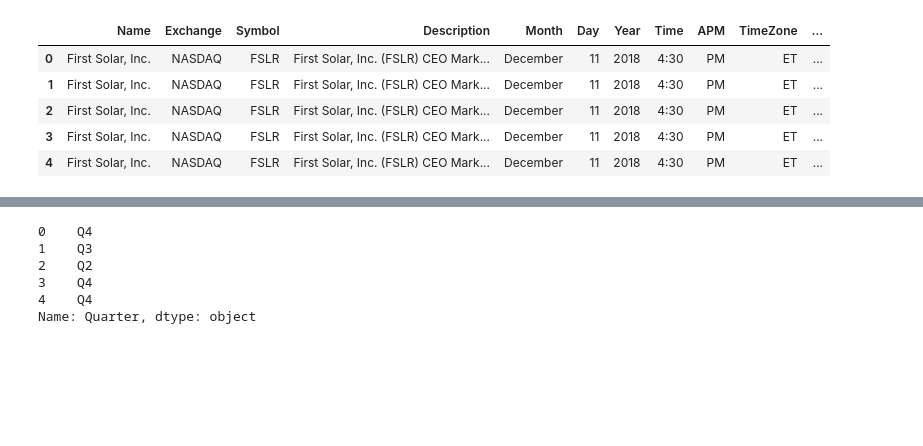
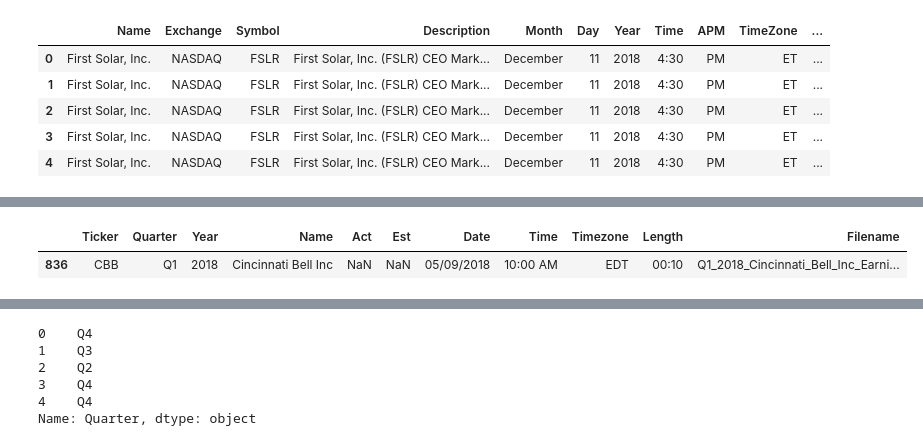
Before and after one commit to STtraveller/UROP_algo, a Jupyter notebook: step1.ipynb, the cells around one changed output, grey strips where cells are left out. Drawn from its saved outputs; the diff is of its cells as text; code cells hidden in the pictures; blank space fills up the shorter version.

```diff
--- a/step1.ipynb
+++ b/step1.ipynb
@@ -22,3 +22,11 @@ audios.head()
 | 2 | PAYX | Q2 | 2018 | Paychex, Inc. | Act 0.59 | Est 0.594 | 12/21/2017 | 09:30 AM | EST | 01:20:13 | Q2_2018_Paychex,_Inc._Earnings_Co... |
 | 3 | AU | Q4 | 2017 | Anglo Gold Ashanti Limited | NaN | NaN | 02/21/2018 | 08:00 AM | EST | 00:10 | Q4_2017_Anglo_Gold_Ashanti_Limite... |
 | 4 | CYOU | Q4 | 2017 | Changyou.Com Limited | NaN | NaN | 02/21/2018 | 07:00 AM | EST | 00:10 | Q4_2017_Changyou.Com_Limited_Earn... |
+# %%
+# audios_test = audios.loc[(audios.Ticker == "CBB")]
+audios_test = audios.loc[(audios.Ticker == "CBB") & (audios.Year == "2018")]
+# %%
+audios_test
+# %% [output]
+|  | Ticker | Quarter | Year | Name | Act | Est | Date | Time | Timezone | Length | Filename |
+| 836 | CBB | Q1 | 2018 | Cincinnati Bell Inc | NaN | NaN | 05/09/2018 | 10:00 AM | EDT | 00:10 | Q1_2018_Cincinnati_Bell_Inc_Earni... |
```
Also changed, not shown: parts of 2 cells of this notebook.
